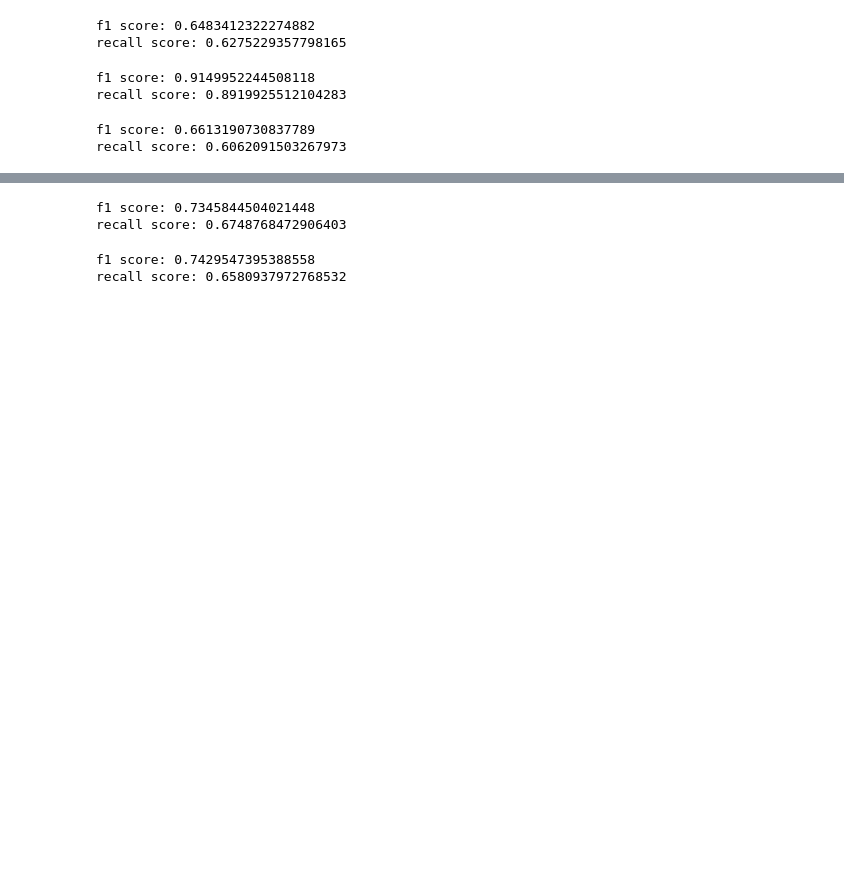
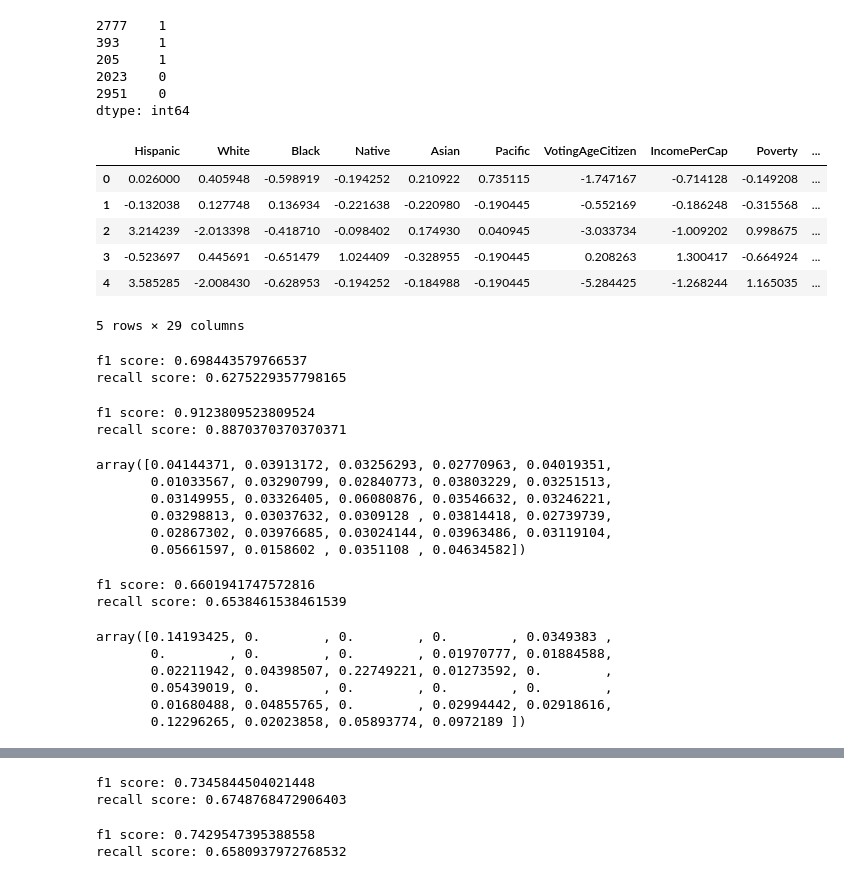
Before and after one commit to danielwilentz/Predicting-Police-Shootings, a Jupyter notebook: baseline_modeling-corrected_for_pop.ipynb, the cells around one changed output, grey strips where cells are left out. Saved outputs shown, nothing was run; the diff lists cells and outputs as text; code cells hidden in the pictures; blank space fills up the shorter version.

```diff
--- a/baseline_modeling-corrected_for_pop.ipynb
+++ b/baseline_modeling-corrected_for_pop.ipynb
@@ -36,33 +43,70 @@ y_val = pd.read_pickle('data/y_val.pkl')
+# %%
+y_tr.head()
+# %% [output]
+2777    1
+393     1
+205     1
+2023    0
+2951    0
+dtype: int64
+# %%
+X_tr.head()
+# %% [output]
+|  | Hispanic | White | Black | Native | Asian | Pacific | VotingAgeCitizen | IncomePerCap | Poverty | ... |
+| 0 | 0.026000 | 0.405948 | -0.598919 | -0.194252 | 0.210922 | 0.735115 | -1.747167 | -0.714128 | -0.149208 | ... |
+| 1 | -0.132038 | 0.127748 | 0.136934 | -0.221638 | -0.220980 | -0.190445 | -0.552169 | -0.186248 | -0.315568 | ... |
+| 2 | 3.214239 | -2.013398 | -0.418710 | -0.098402 | 0.174930 | 0.040945 | -3.033734 | -1.009202 | 0.998675 | ... |
+| 3 | -0.523697 | 0.445691 | -0.651479 | 1.024409 | -0.328955 | -0.190445 | 0.208263 | 1.300417 | -0.664924 | ... |
+| 4 | 3.585285 | -2.008430 | -0.628953 | -0.194252 | -0.184988 | -0.190445 | -5.284425 | -1.268244 | 1.165035 | ... |
+5 rows × 29 columns
 # %%
 # get baseline logistic regression model:
 lr = LogisticRegression(solver='lbfgs')
 lr.fit(X_tr, y_tr)
-f1 = f1_score(lr.predict(X_val), y_val)
+f1 = f1_score(lr.predict(X_val_a), y_val_a)
 recall = recall_score(lr.predict(X_val), y_val)
 print('f1 score: {} \nrecall score: {}'.format(f1, recall))
 # %% [output]
-f1 score: 0.6483412322274882
+f1 score: 0.698443579766537
 recall score: 0.6275229357798165
 # %%
 # get baseline random forest model
-randomforest = RandomForestClassifier(n_estimators=1000)
+randomforest = RandomForestClassifier(n_estimators=500)
 randomforest.fit(X_tr, y_tr)
 f1 = f1_score(randomforest.predict(X_val), y_val)
 recall = recall_score(randomforest.predict(X_val), y_val)
 print('f1 score: {} \nrecall score: {}'.format(f1, recall))
 # %% [output]
-f1 score: 0.9149952244508118
-recall score: 0.8919925512104283
+f1 score: 0.9123809523809524
+recall score: 0.8870370370370371
+# %%
+randomforest.feature_importances_
+# %% [output]
+array([0.04144371, 0.03913172, 0.03256293, 0.02770963, 0.04019351,
+       0.01033567, 0.03290799, 0.02840773, 0.03803229, 0.03251513,
+       0.03149955, 0.03326405, 0.06080876, 0.03546632, 0.03246221,
+       0.03298813, 0.03037632, 0.0309128 , 0.03814418, 0.02739739,
+       0.02867302, 0.03976685, 0.03024144, 0.03963486, 0.03119104,
+       0.05661597, 0.0158602 , 0.0351108 , 0.04634582])
 # %%
 # get baseline decision tree
-decisiontree = DecisionTreeClassifier(max_depth=3)
+decisiontree = DecisionTreeClassifier(max_depth=5)
 decisiontree.fit(X_tr, y_tr)
 f1 = f1_score(decisiontree.predict(X_val), y_val)
 recall = recall_score(decisiontree.predict(X_val), y_val)
 print('f1 score: {} \nrecall score: {}'.format(f1, recall))
 # %% [output]
-f1 score: 0.6613190730837789
-recall score: 0.6062091503267973
+f1 score: 0.6601941747572816
+recall score: 0.6538461538461539
+# %%
+decisiontree.feature_importances_
+# %% [output]
+array([0.14193425, 0.        , 0.        , 0.        , 0.0349383 ,
+       0.        , 0.        , 0.        , 0.01970777, 0.01884588,
+       0.02211942, 0.04398507, 0.22749221, 0.01273592, 0.        ,
+       0.05439019, 0.        , 0.        , 0.        , 0.        ,
+       0.01680488, 0.04855765, 0.        , 0.02994442, 0.02918616,
+       0.12296265, 0.02023858, 0.05893774, 0.0972189 ])
 # %%
 # get baseline linear svm
 linearsvc = LinearSVC()
```
Also changed, not shown: parts of 21 cells of this notebook, 53 other files.
